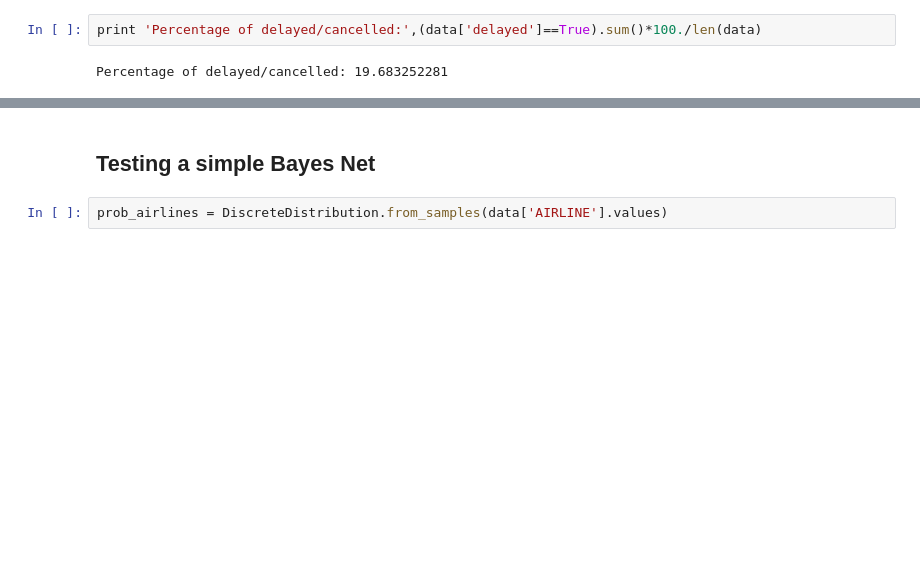
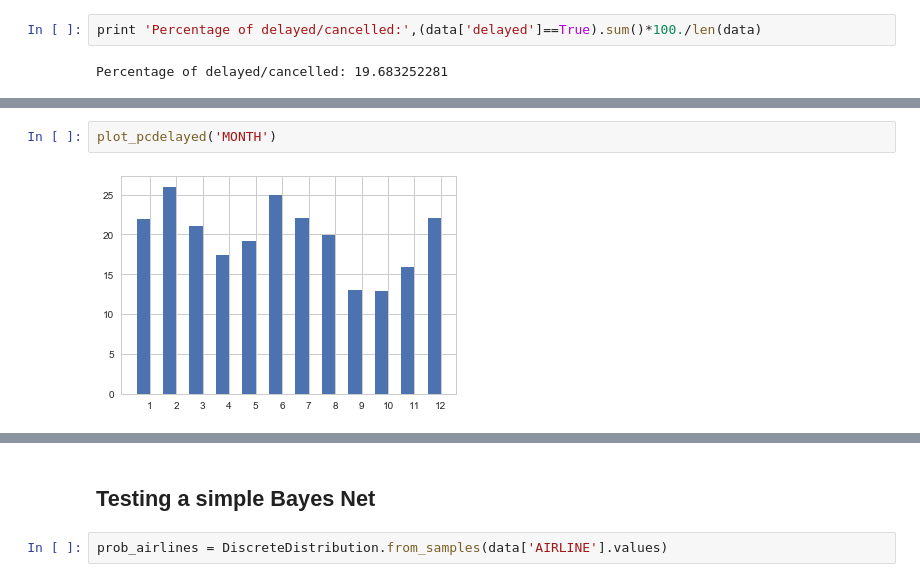
Before and after one commit to nnvutisa/flight_delay, a Jupyter notebook: flight_delay.ipynb, the cells around one changed output, grey strips where cells are left out. Drawn from its saved outputs; the diff is of its cells as text; blank space fills up the shorter version.

```diff
--- a/flight_delay.ipynb
+++ b/flight_delay.ipynb
@@ -113,0 +142,4 @@ Percentage of delayed/cancelled: 19.683252281
+# %%
+plot_pcdelayed('MONTH')
+# %% [output]
+[figure, added]
```
Also changed, not shown: parts of 10 cells of this notebook, 1 other file.
